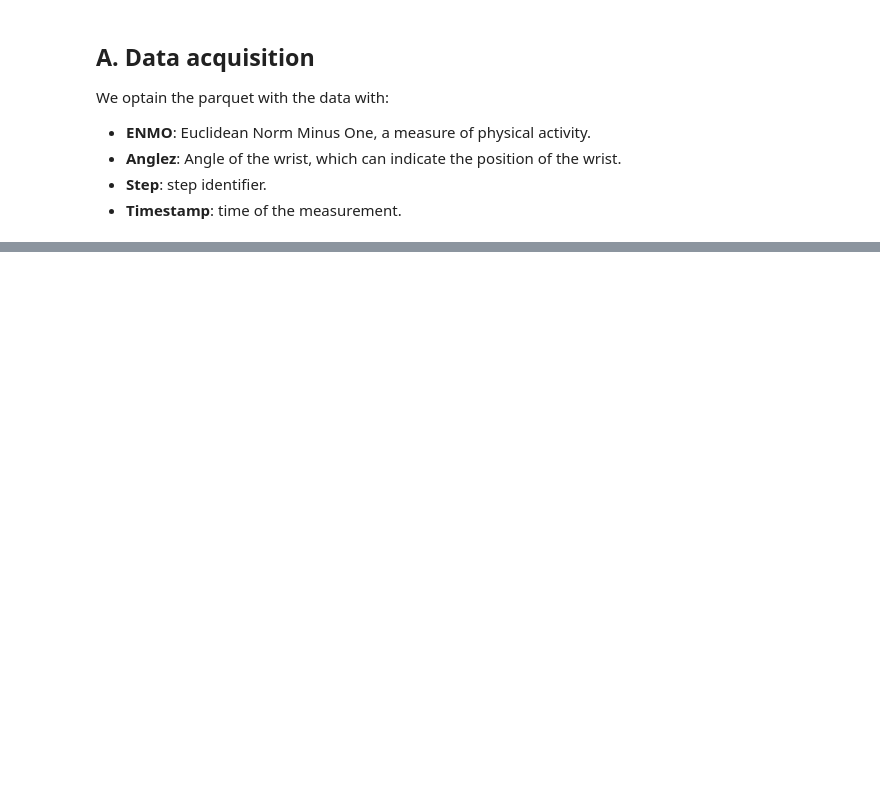
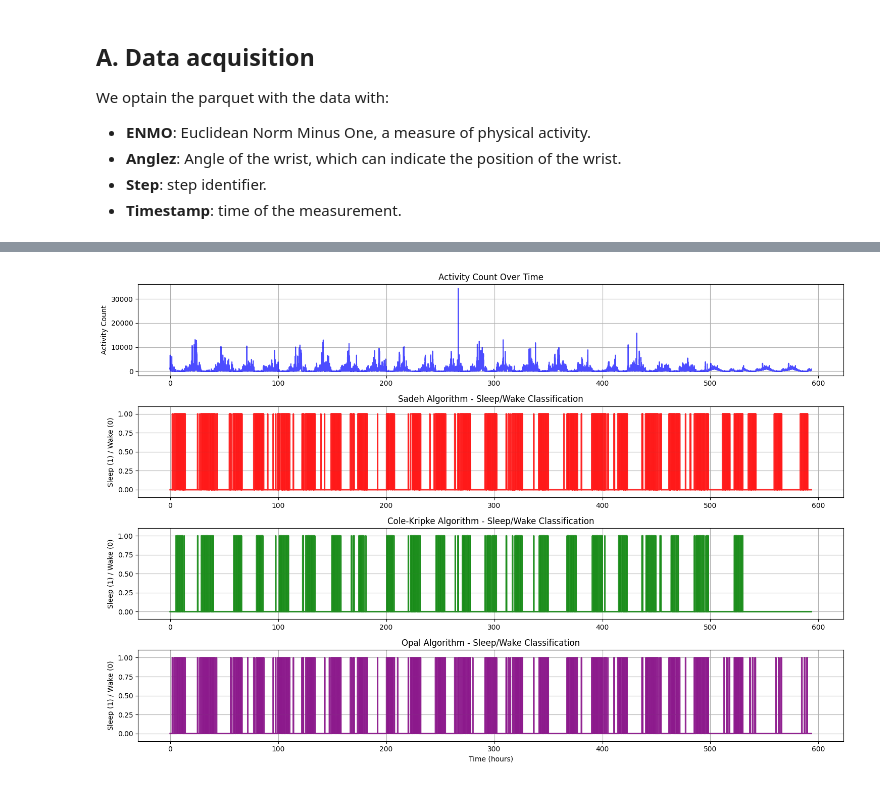
Before and after one commit to JkVely/Systems-Analysis, a Jupyter notebook: Final_Course_Project/model/predictSleepStates.ipynb, the cells around one changed output, grey strips where cells are left out. Drawn from its saved outputs; the diff is of its cells as text; code cells hidden in the pictures; blank space fills up the shorter version.

```diff
--- a/Final_Course_Project/model/predictSleepStates.ipynb
+++ b/Final_Course_Project/model/predictSleepStates.ipynb
@@ -54,0 +158,5 @@ shape: (5, 5)
+# %%
+# Media móvil con ventana de 6 epochs (~30s si cada epoch es 5s)
+window_size = 6
+enmo_filtered = np.convolve(enmo_calibrated, np.ones(window_size)/window_size, mode='same')
+anglez_filtered = np.convolve(anglez_calibrated, np.ones(window_size)/window_size, mode='same')
@@ -54,0 +372,13 @@ shape: (5, 5)
+# %%
+# Add results to DataFrame
+epoch_df['sadeh_sleep'] = sadeh_results
+epoch_df['cole_kripke_sleep'] = cole_kripke_results
+epoch_df['opal_sleep'] = opal_results
+
+print(f"Classification completed for {len(epoch_df)} epochs:")
+print(f"Sadeh - Sleep epochs: {np.sum(sadeh_results)}/{len(sadeh_results)} ({np.mean(sadeh_results)*100:.1f}%)")
+print(f"Cole-Kripke - Sleep epochs: {np.sum(cole_kripke_results)}/{len(cole_kripke_results)} ({np.mean(cole_kripke_results)*100:.1f}%)")
+print(f"Opal - Sleep epochs: {np.sum(opal_results)}/{len(opal_results)} ({np.mean(opal_results)*100:.1f}%)")
+
+print("\nFirst 10 epochs with classifications:")
+print(epoch_df[['epoch_start_step', 'activity_count', 'anglez_std', 'sadeh_sleep', 'cole_kripke_sleep', 'opal_sleep']].head(200))
@@ -54,0 +403,46 @@ shape: (5, 5)
+# %%
+# Visualize the sleep/wake classifications
+plt.figure(figsize=(15, 10))
+
+# Create time axis (convert epoch steps to hours for better readability)
+time_hours = epoch_df['epoch_start_step'].to_numpy() / (12 * 60)  # Convert to NumPy array before division
+
+# Plot 1: Activity Count over time
+plt.subplot(4, 1, 1)
+plt.plot(time_hours, epoch_df['activity_count'], alpha=0.7, color='blue')
+plt.title('Activity Count Over Time')
+plt.ylabel('Activity Count')
+plt.grid(True)
+
+# Plot 2: Sadeh Classification
+plt.subplot(4, 1, 2)
+plt.plot(time_hours, epoch_df['sadeh_sleep'], alpha=0.8, color='red', linewidth=2)
+plt.fill_between(time_hours, 0, epoch_df['sadeh_sleep'], alpha=0.3, color='red')
+plt.title('Sadeh Algorithm - Sleep/Wake Classification')
+plt.ylabel('Sleep (1) / Wake (0)')
+plt.ylim(-0.1, 1.1)
+plt.grid(True)
+
+# Plot 3: Cole-Kripke Classification
+plt.subplot(4, 1, 3)
+plt.plot(time_hours, epoch_df['cole_kripke_sleep'], alpha=0.8, color='green', linewidth=2)
+plt.fill_between(time_hours, 0, epoch_df['cole_kripke_sleep'], alpha=0.3, color='green')
+plt.title('Cole-Kripke Algorithm - Sleep/Wake Classification')
+plt.ylabel('Sleep (1) / Wake (0)')
+plt.ylim(-0.1, 1.1)
+plt.grid(True)
+
+# Plot 4: Opal Classification
+plt.subplot(4, 1, 4)
+plt.plot(time_hours, epoch_df['opal_sleep'], alpha=0.8, color='purple', linewidth=2)
+plt.fill_between(time_hours, 0, epoch_df['opal_sleep'], alpha=0.3, color='purple')
+plt.title('Opal Algorithm - Sleep/Wake Classification')
+plt.ylabel('Sleep (1) / Wake (0)')
+plt.xlabel('Time (hours)')
+plt.ylim(-0.1, 1.1)
+plt.grid(True)
+
+plt.tight_layout()
+plt.show()
+# %% [output]
+[figure, added]
```
Also changed, not shown: parts of 24 cells of this notebook, 1 other file.
